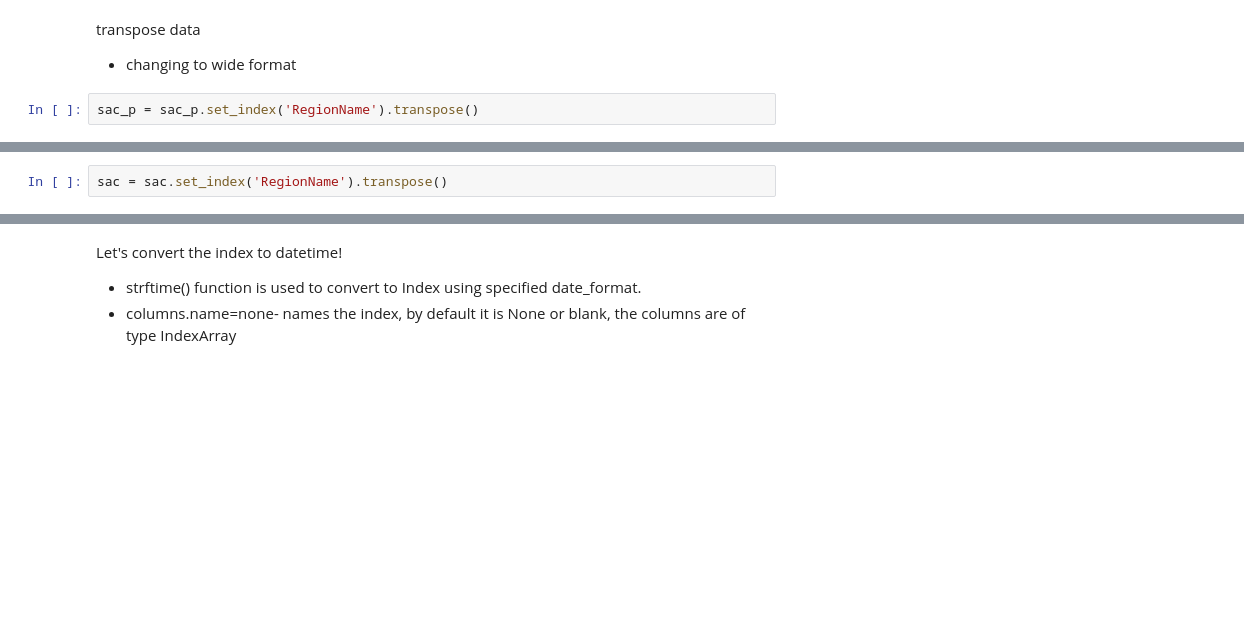
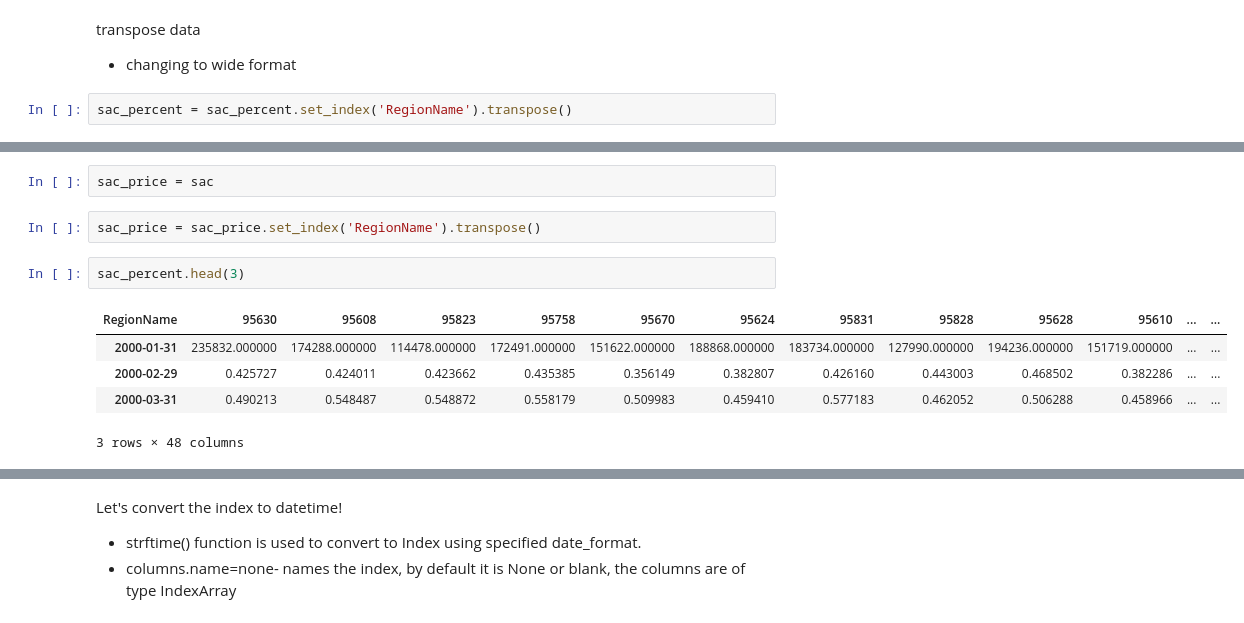
Before and after one commit to SringayKeno/forecasting-home-prices-sacramento-county, a Jupyter notebook: data_cleaned/data_clean_sac.ipynb, the cells around one changed output, grey strips where cells are left out. Saved outputs shown, nothing was run; the diff lists cells and outputs as text; blank space fills up the shorter version.

```diff
--- a/data_cleaned/data_clean_sac.ipynb
+++ b/data_cleaned/data_clean_sac.ipynb
@@ -226,4 +226,4 @@ sac_p.head()
  transpose data
 *  changing to wide format
 # %%
-sac_p = sac_p.set_index('RegionName').transpose()
+sac_percent = sac_percent.set_index('RegionName').transpose()
@@ -230,2 +232,12 @@ sac_p = sac_p.set_index('RegionName').transpose()
+# %%
+sac_price = sac
 # %%
-sac = sac.set_index('RegionName').transpose()
+sac_price = sac_price.set_index('RegionName').transpose()
+# %%
+sac_percent.head(3)
+# %% [output]
+| RegionName | 95630 | 95608 | 95823 | 95758 | 95670 | 95624 | 95831 | 95828 | 95628 | 95610 | ... | ... |
+| 2000-01-31 | 235832.000000 | 174288.000000 | 114478.000000 | 172491.000000 | 151622.000000 | 188868.000000 | 183734.000000 | 127990.000000 | 194236.000000 | 151719.000000 | ... | ... |
+| 2000-02-29 | 0.425727 | 0.424011 | 0.423662 | 0.435385 | 0.356149 | 0.382807 | 0.426160 | 0.443003 | 0.468502 | 0.382286 | ... | ... |
+| 2000-03-31 | 0.490213 | 0.548487 | 0.548872 | 0.558179 | 0.509983 | 0.459410 | 0.577183 | 0.462052 | 0.506288 | 0.458966 | ... | ... |
+3 rows × 48 columns
```
Also changed, not shown: parts of 11 cells of this notebook, 4 other files.
